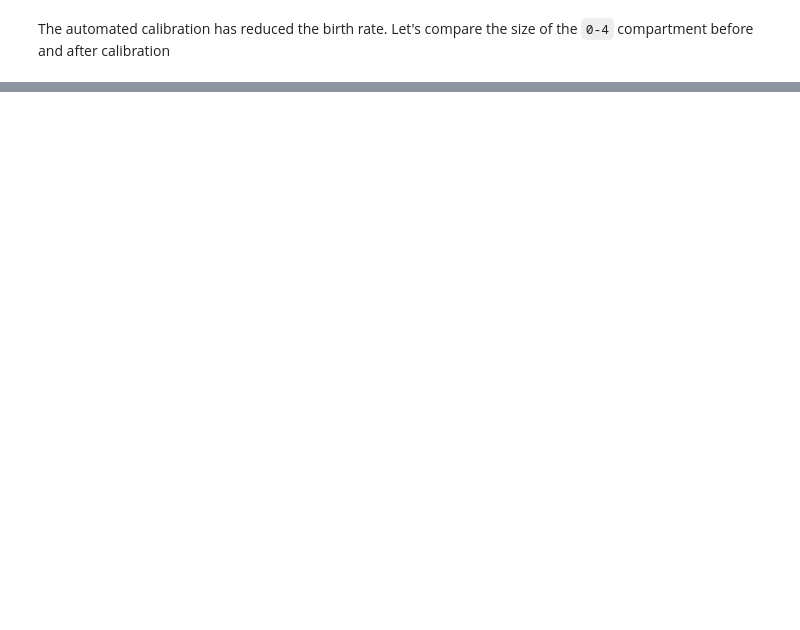
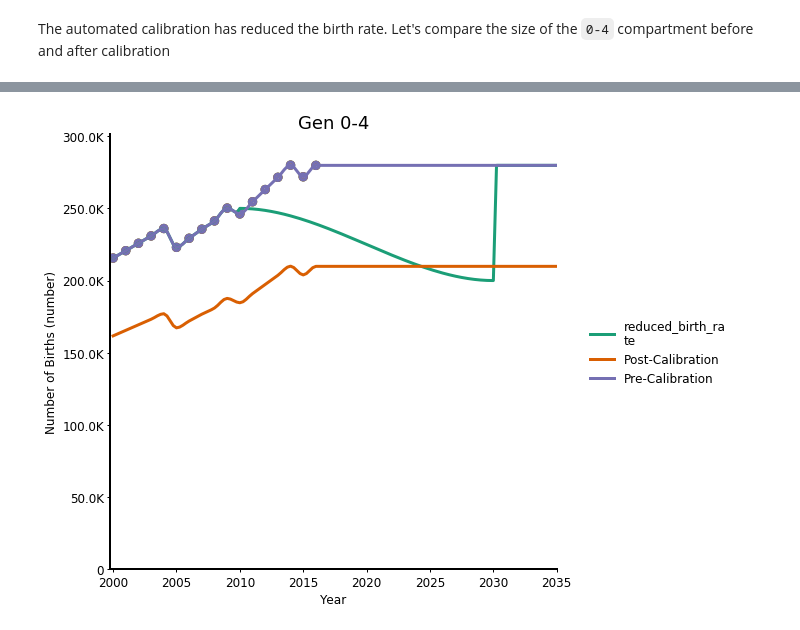
Before and after one commit to optimamodel/optima-tb, a Jupyter notebook: doc/Optima TB Introduction.ipynb, the cells around one changed output, grey strips where cells are left out. Saved outputs shown, nothing was run; the diff lists cells and outputs as text; code cells hidden in the pictures; blank space fills up the shorter version.

```diff
--- a/doc/Optima TB Introduction.ipynb
+++ b/doc/Optima TB Introduction.ipynb
@@ -254,0 +277,6 @@ plotSeries(d,axis='pops',data=proj.data);
+# %%
+scen_result = proj.results['reduced_birth_rate_1']
+d = PlotData([scen_result,post_calibration,pre_calibration],outputs='b_rate',project=proj,pops='0-4')
+plotSeries(d,axis='results',data=proj.data);
+# %% [output]
+[figure, added]
```
Also changed, not shown: parts of 13 cells of this notebook.
